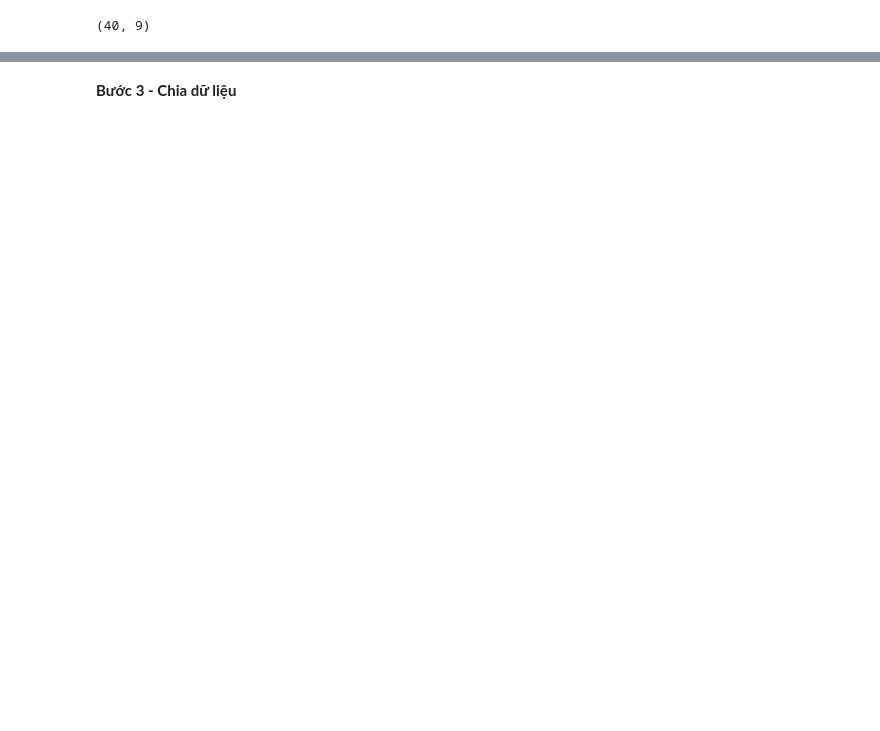
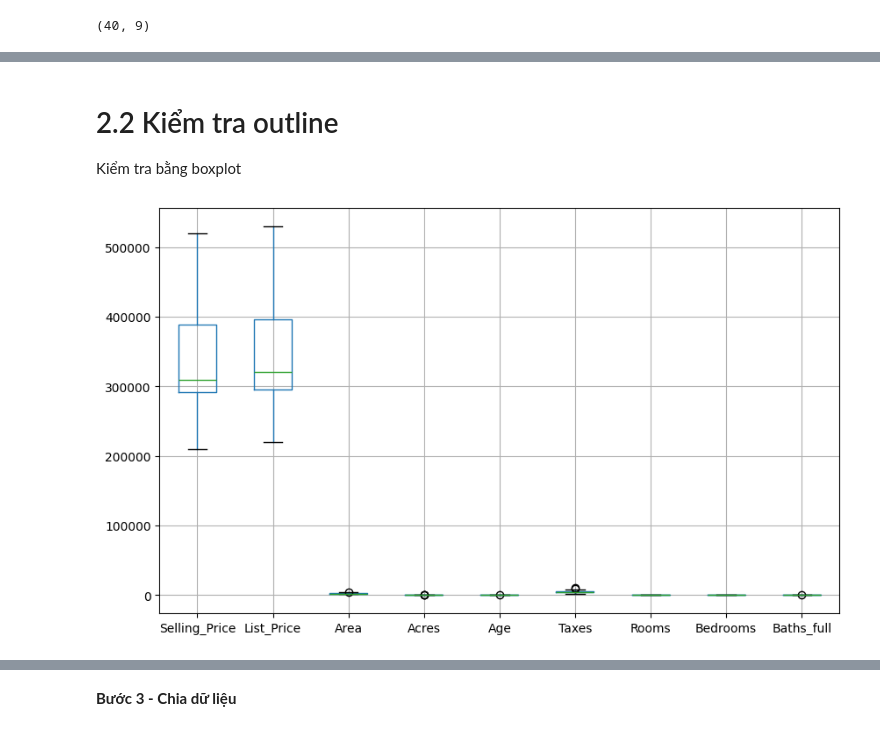
Before and after one commit to hoangchaulanbao/HocmayNC, a Jupyter notebook: HMNC_Linear_Regression.ipynb, the cells around one changed output, grey strips where cells are left out. Saved outputs shown, nothing was run; the diff lists cells and outputs as text; code cells hidden in the pictures; blank space fills up the shorter version.

```diff
--- a/HMNC_Linear_Regression.ipynb
+++ b/HMNC_Linear_Regression.ipynb
@@ -52,0 +61,8 @@ my_data.shape
+# %% [markdown]
+# 2.2 Kiểm tra outline
+Kiểm tra bằng boxplot
+# %%
+df.boxplot(figsize=(10,6))
+plt.show()
+# %% [output]
+[figure, added]
```
Also changed, not shown: parts of 16 cells of this notebook.
